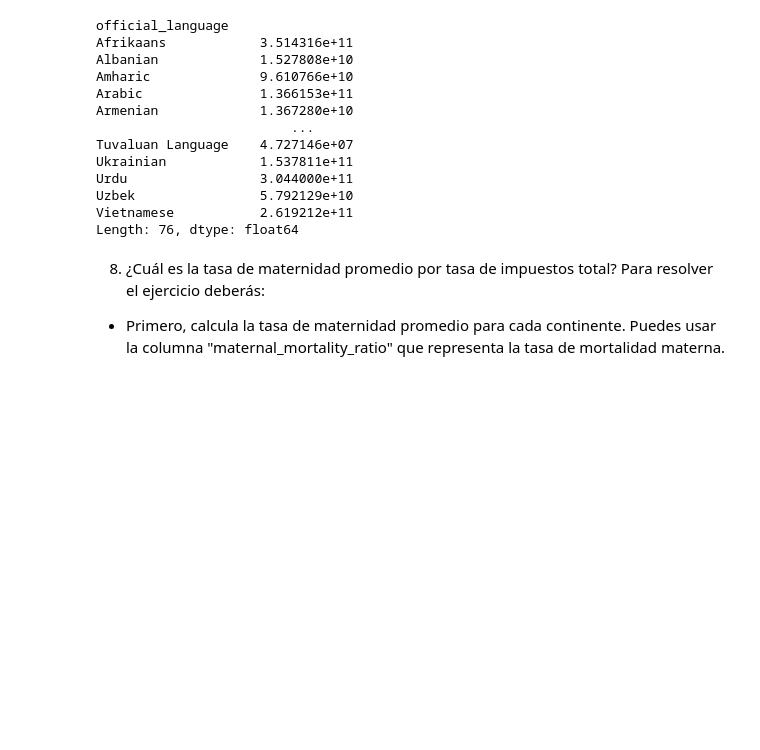
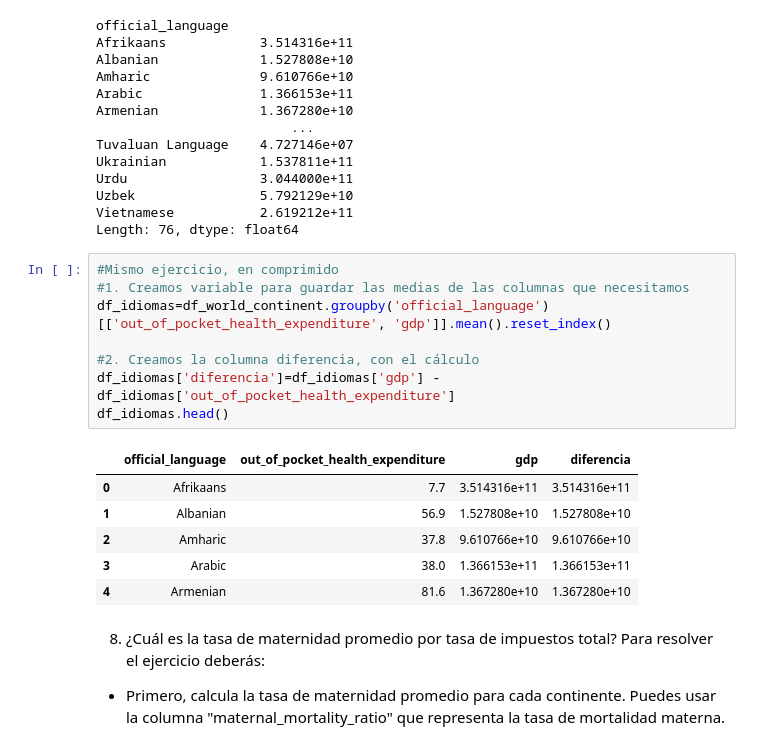
Before and after one commit to isamartineztorrego/PairProgramming_Modulo03, a Jupyter notebook: modulo3-leccion-05-pairprogramming-GroupBy-Apply.ipynb, the cells around one changed output. Drawn from its saved outputs; the diff is of its cells as text; blank space fills up the shorter version.

Commit message:
ejercicios lección 05

```diff
--- a/modulo3-leccion-05-pairprogramming-GroupBy-Apply.ipynb
+++ b/modulo3-leccion-05-pairprogramming-GroupBy-Apply.ipynb
@@ -302,6 +329,21 @@ Urdu                 3.044000e+11
 Uzbek                5.792129e+10
 Vietnamese           2.619212e+11
 Length: 76, dtype: float64
+# %%
+#Mismo ejercicio, en comprimido
+#1. Creamos variable para guardar las medias de las columnas que necesitamos
+df_idiomas=df_world_continent.groupby('official_language')[['out_of_pocket_health_expenditure', 'gdp']].mean().reset_index()
+
+#2. Creamos la columna diferencia, con el cálculo
+df_idiomas['diferencia']=df_idiomas['gdp'] - df_idiomas['out_of_pocket_health_expenditure']
+df_idiomas.head()
+# %% [output]
+|  | official_language | out_of_pocket_health_expenditure | gdp | diferencia |
+| 0 | Afrikaans | 7.7 | 3.514316e+11 | 3.514316e+11 |
+| 1 | Albanian | 56.9 | 1.527808e+10 | 1.527808e+10 |
+| 2 | Amharic | 37.8 | 9.610766e+10 | 9.610766e+10 |
+| 3 | Arabic | 38.0 | 1.366153e+11 | 1.366153e+11 |
+| 4 | Armenian | 81.6 | 1.367280e+10 | 1.367280e+10 |
 # %% [markdown]
 8. ¿Cuál es la tasa de maternidad promedio por tasa de impuestos total? Para resolver el ejercicio deberás:
 
```
Also changed, not shown: parts of 6 cells of this notebook.
